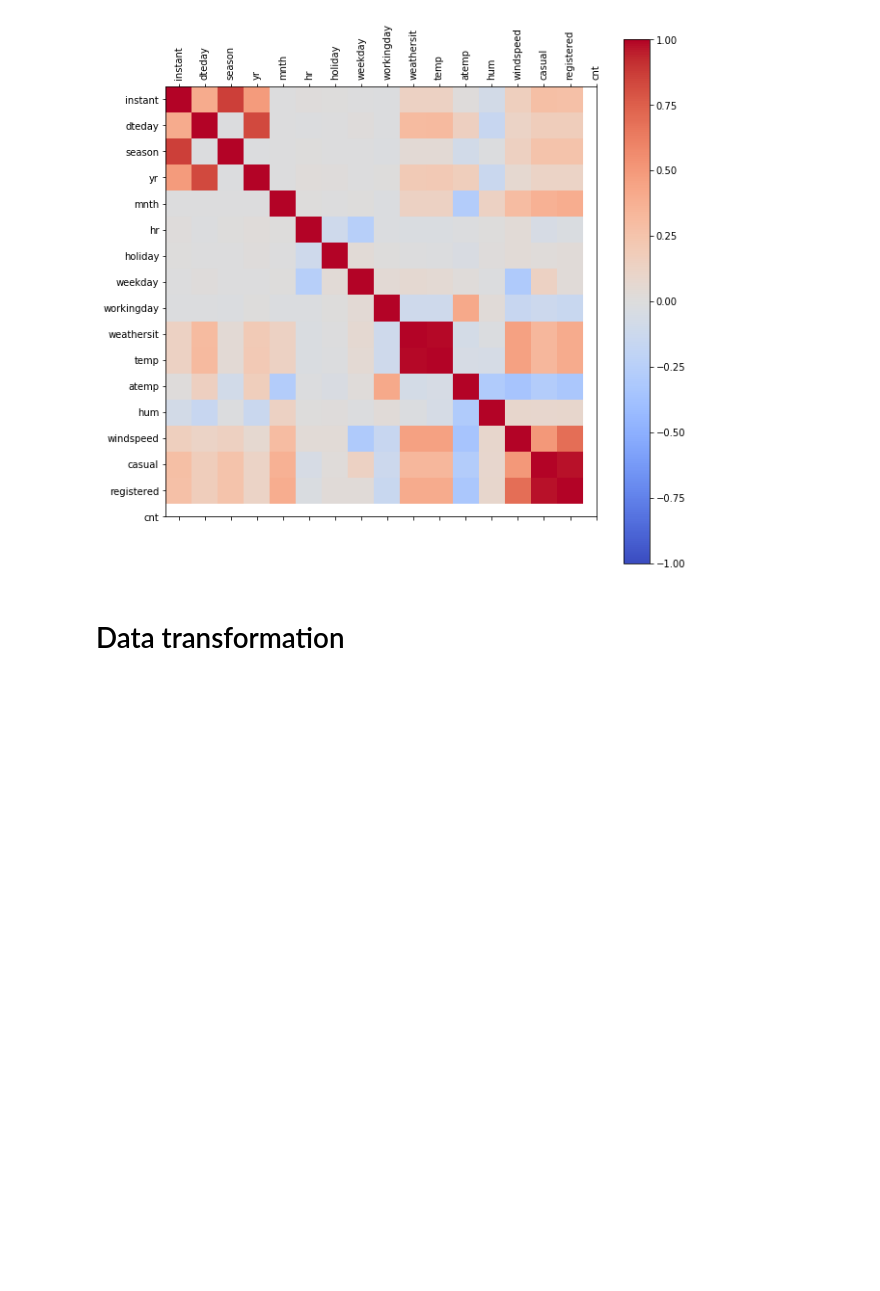
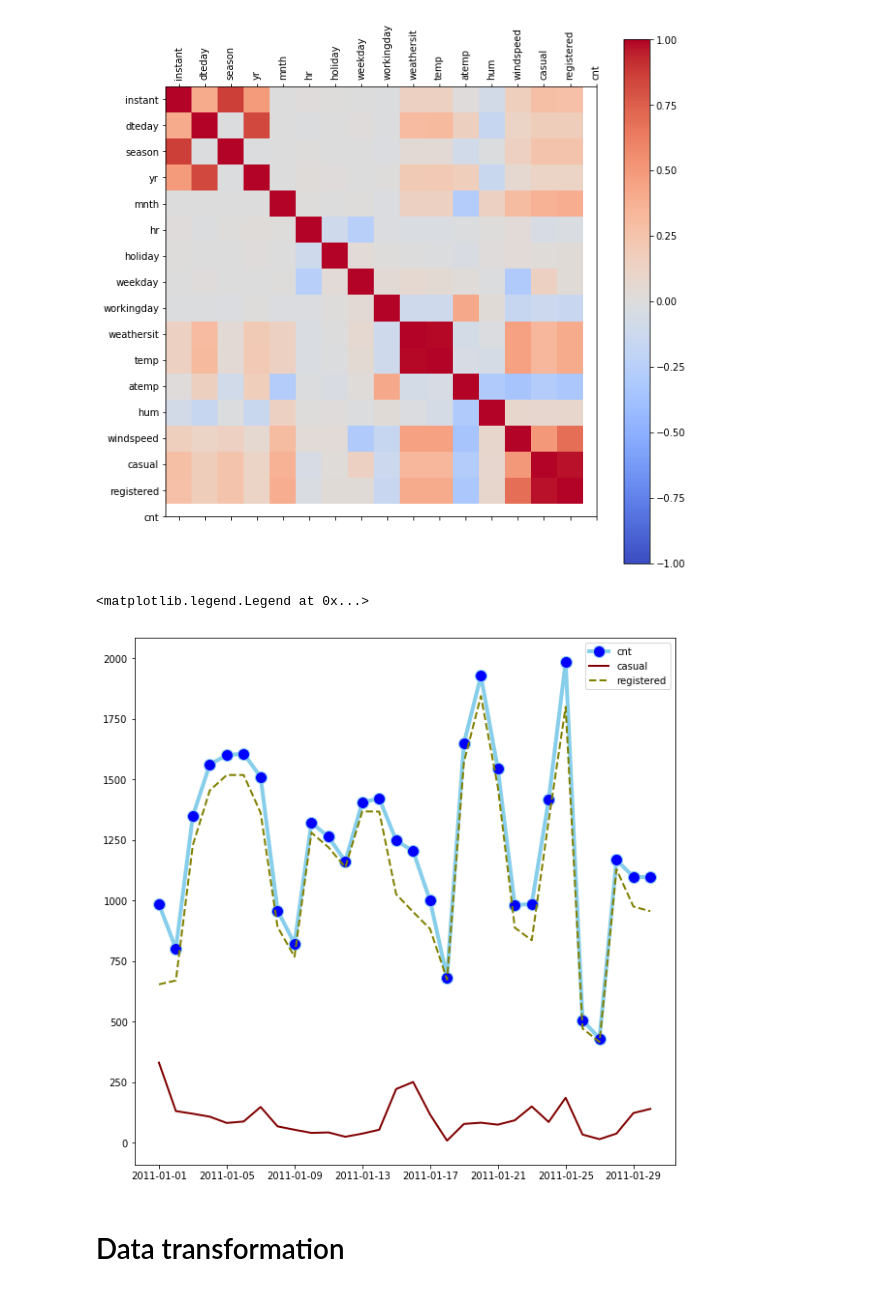
Before and after one commit to mradazoury/Bike_Prediction_Python_group_project, a Jupyter notebook: Bike-Sharing-Dataset 2/Group_Start-Copy.ipynb, the cells around one changed output. Saved outputs shown, nothing was run; the diff lists cells and outputs as text; code cells hidden in the pictures; blank space fills up the shorter version.

Commit message:
Add graph to detect weekend patterns

```diff
--- a/Bike-Sharing-Dataset 2/Group_Start-Copy.ipynb
+++ b/Bike-Sharing-Dataset 2/Group_Start-Copy.ipynb
@@ -233,6 +230,18 @@ ax.set_yticklabels(hourly_raw_data.columns)
 plt.show()
 # %% [output]
 [figure]
+# %%
+# sns.lineplot(x="dteday", y="cnt", hue="casual", data=hourly_raw_data[:100])
+df = daily_raw_data[:30].copy()
+df.set_index(df.dteday)
+# sns.tsplot(df.cnt)
+plt.plot( 'dteday', 'cnt', data=df, marker='o', markerfacecolor='blue', markersize=12, color='skyblue', linewidth=4)
+plt.plot( 'dteday', 'casual', data=df, marker='', color='maroon', linewidth=2)
+plt.plot( 'dteday', 'registered', data=df, marker='', color='olive', linewidth=2, linestyle='dashed')
+plt.legend()
+# %% [output]
+<matplotlib.legend.Legend at 0x...>
+[figure, added]
 # %% [markdown]
 # Data transformation
 # %% [markdown]
```
Also changed, not shown: parts of 3 cells of this notebook, 1 other file.
